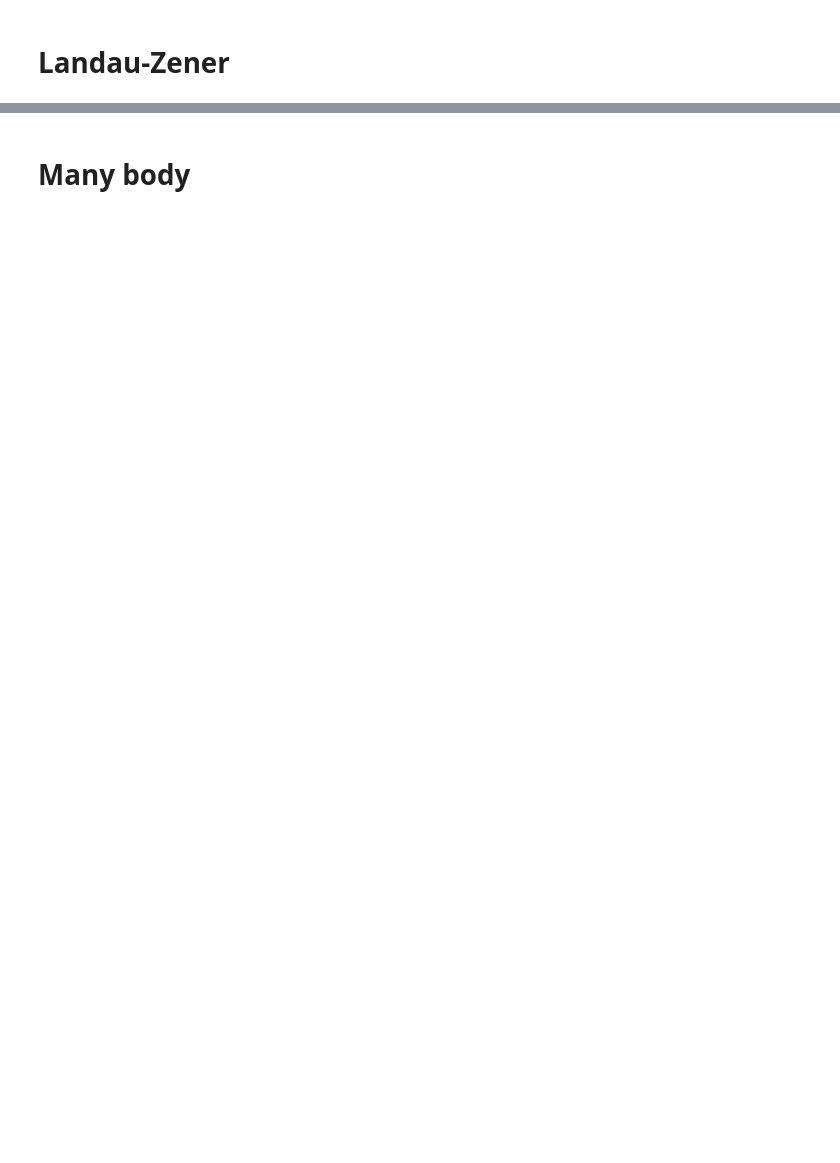
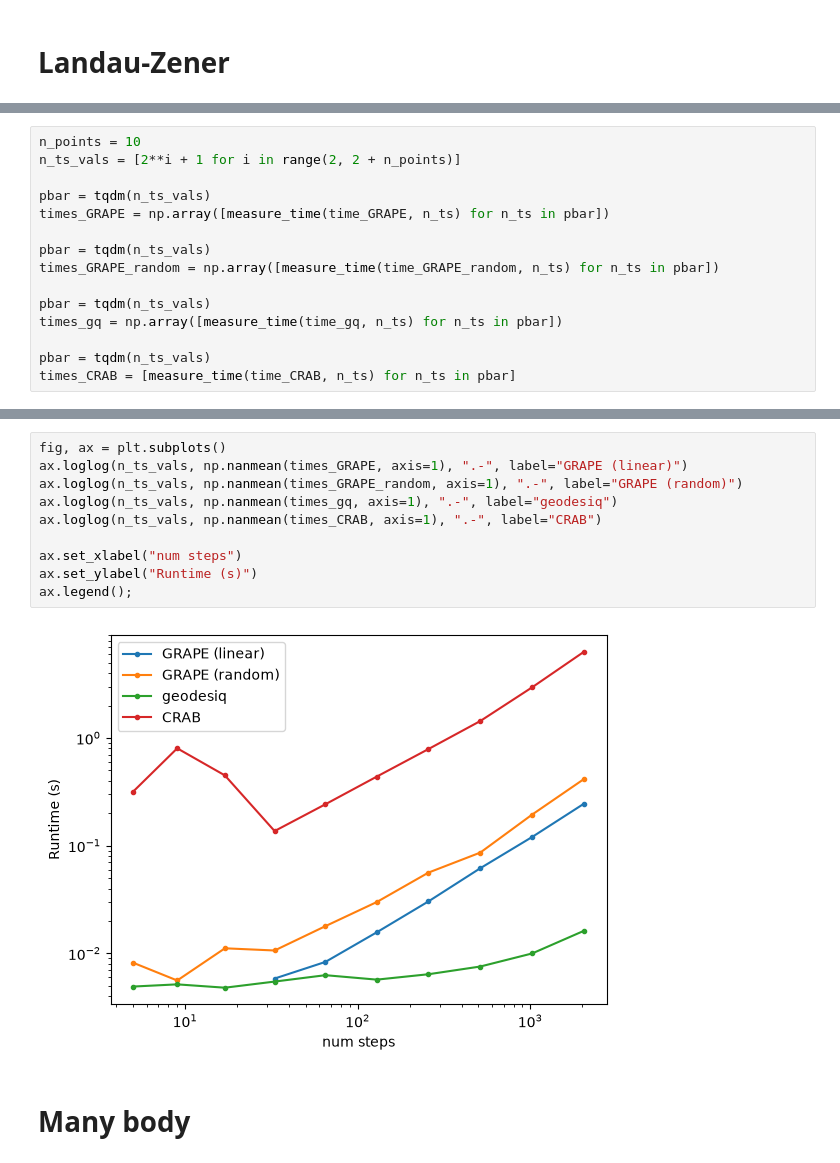
Before and after one commit to geodesiq-control/geodesiq-control, a Jupyter notebook: dev/other_qoctrl/TimeComplexity.ipynb, the cells around one changed output, grey strips where cells are left out. Saved outputs shown, nothing was run; the diff lists cells and outputs as text; blank space fills up the shorter version.

Commit message:
Notebooks for GRAPE and CRAB

```diff
--- a/dev/other_qoctrl/TimeComplexity.ipynb
+++ b/dev/other_qoctrl/TimeComplexity.ipynb
@@ -114,0 +160,15 @@ gq_time=0.1651996612548828
+# %%
+n_points = 10
+n_ts_vals = [2**i + 1 for i in range(2, 2 + n_points)]
+
+pbar = tqdm(n_ts_vals)
+times_GRAPE = np.array([measure_time(time_GRAPE, n_ts) for n_ts in pbar])
+
+pbar = tqdm(n_ts_vals)
+times_GRAPE_random = np.array([measure_time(time_GRAPE_random, n_ts) for n_ts in pbar])
+
+pbar = tqdm(n_ts_vals)
+times_gq = np.array([measure_time(time_gq, n_ts) for n_ts in pbar])
+
+pbar = tqdm(n_ts_vals)
+times_CRAB = [measure_time(time_CRAB, n_ts) for n_ts in pbar]
@@ -115,3 +184,15 @@ gq_time=0.1651996612548828
+# %%
+fig, ax = plt.subplots()
+ax.loglog(n_ts_vals, np.nanmean(times_GRAPE, axis=1), ".-", label="GRAPE (linear)")
+ax.loglog(n_ts_vals, np.nanmean(times_GRAPE_random, axis=1), ".-", label="GRAPE (random)")
+ax.loglog(n_ts_vals, np.nanmean(times_gq, axis=1), ".-", label="geodesiq")
+ax.loglog(n_ts_vals, np.nanmean(times_CRAB, axis=1), ".-", label="CRAB")
+
+ax.set_xlabel("num steps")
+ax.set_ylabel("Runtime (s)")
+ax.legend();
+# %% [output]
+[figure, added]
 # %% [markdown]
 # Many body
 # %%
```
Also changed, not shown: parts of 21 cells of this notebook, 6 other files.
